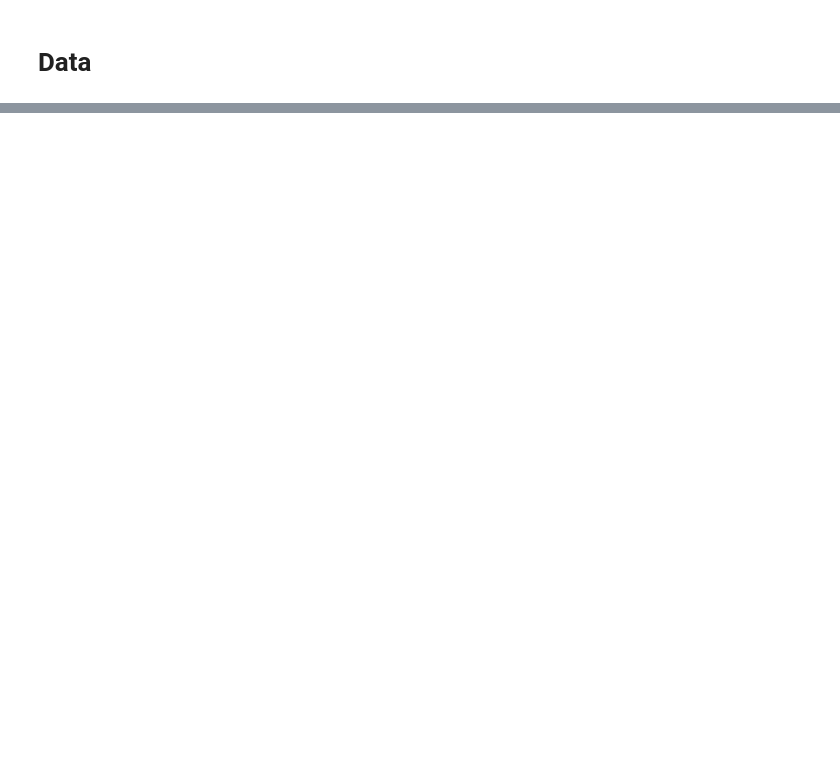
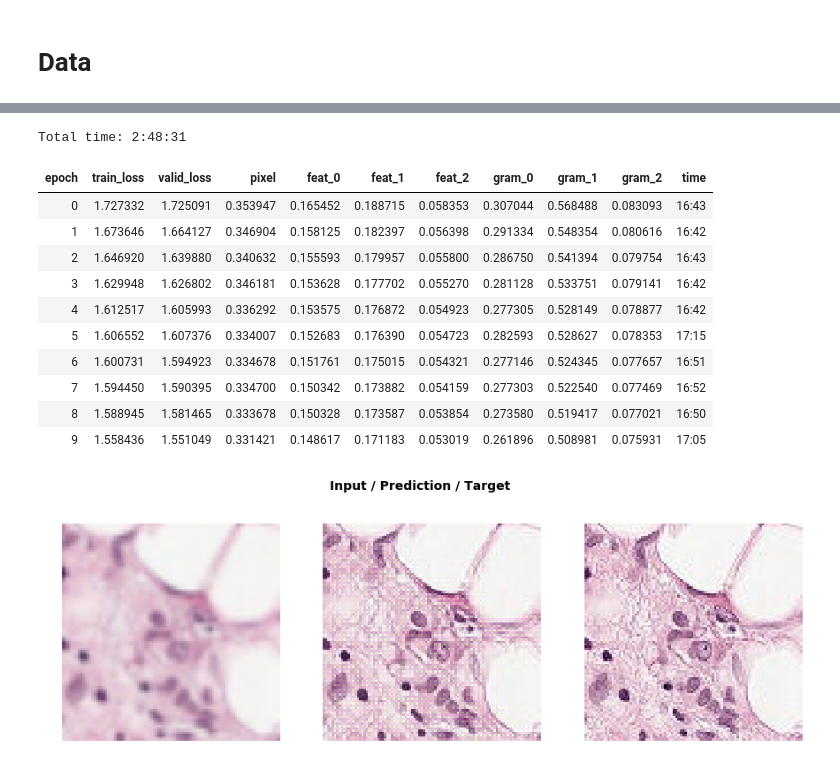
Before and after one commit to ChristophNeuner/Histopathologic-Cancer-Detection, a Jupyter notebook: superresolution.ipynb, the cells around one changed output, grey strips where cells are left out. Drawn from its saved outputs; the diff is of its cells as text; code cells hidden in the pictures; blank space fills up the shorter version.

```diff
--- a/superresolution.ipynb
+++ b/superresolution.ipynb
@@ -156,0 +202,25 @@ KeyboardInterrupt:
+# %%
+lr = 1e-3
+# %%
+def do_fit(save_name, lrs=slice(lr), pct_start=0.9):
+    learn.fit_one_cycle(10, lrs, pct_start=pct_start)
+    learn.save(save_name)
+    learn.show_results(rows=1, imgsize=5)
+# %%
+path_frozen = SUPERRES_MODELS/'1-superres-frozen'
+# %%
+do_fit(path_frozen, slice(lr*10))
+# %% [output]
+Total time: 2:48:31
+| epoch | train_loss | valid_loss | pixel | feat_0 | feat_1 | feat_2 | gram_0 | gram_1 | gram_2 | time |
+| 0 | 1.727332 | 1.725091 | 0.353947 | 0.165452 | 0.188715 | 0.058353 | 0.307044 | 0.568488 | 0.083093 | 16:43 |
+| 1 | 1.673646 | 1.664127 | 0.346904 | 0.158125 | 0.182397 | 0.056398 | 0.291334 | 0.548354 | 0.080616 | 16:42 |
+| 2 | 1.646920 | 1.639880 | 0.340632 | 0.155593 | 0.179957 | 0.055800 | 0.286750 | 0.541394 | 0.079754 | 16:43 |
+| 3 | 1.629948 | 1.626802 | 0.346181 | 0.153628 | 0.177702 | 0.055270 | 0.281128 | 0.533751 | 0.079141 | 16:42 |
+| 4 | 1.612517 | 1.605993 | 0.336292 | 0.153575 | 0.176872 | 0.054923 | 0.277305 | 0.528149 | 0.078877 | 16:42 |
+| 5 | 1.606552 | 1.607376 | 0.334007 | 0.152683 | 0.176390 | 0.054723 | 0.282593 | 0.528627 | 0.078353 | 17:15 |
+| 6 | 1.600731 | 1.594923 | 0.334678 | 0.151761 | 0.175015 | 0.054321 | 0.277146 | 0.524345 | 0.077657 | 16:51 |
+| 7 | 1.594450 | 1.590395 | 0.334700 | 0.150342 | 0.173882 | 0.054159 | 0.277303 | 0.522540 | 0.077469 | 16:52 |
+| 8 | 1.588945 | 1.581465 | 0.333678 | 0.150328 | 0.173587 | 0.053854 | 0.273580 | 0.519417 | 0.077021 | 16:50 |
+| 9 | 1.558436 | 1.551049 | 0.331421 | 0.148617 | 0.171183 | 0.053019 | 0.261896 | 0.508981 | 0.075931 | 17:05 |
+[figure, added]
```
Also changed, not shown: parts of 31 cells of this notebook, 1 other file.
